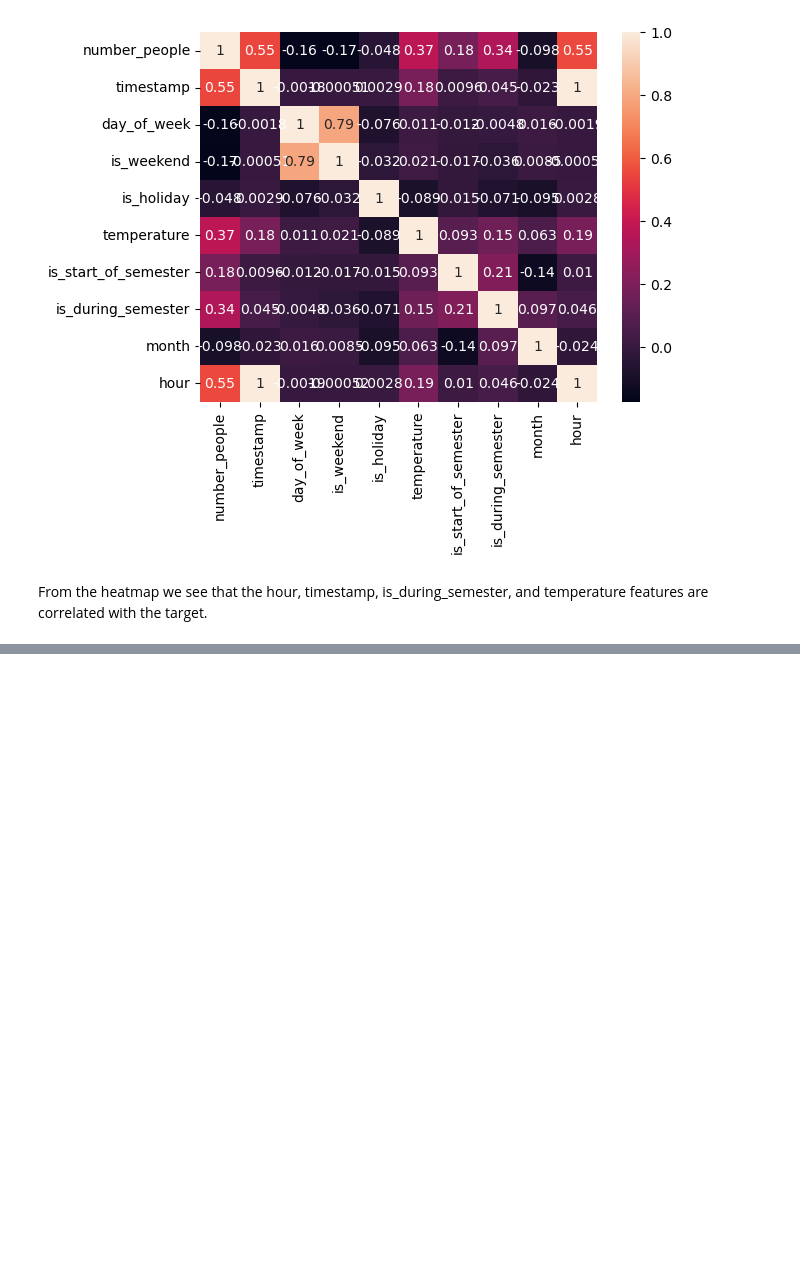
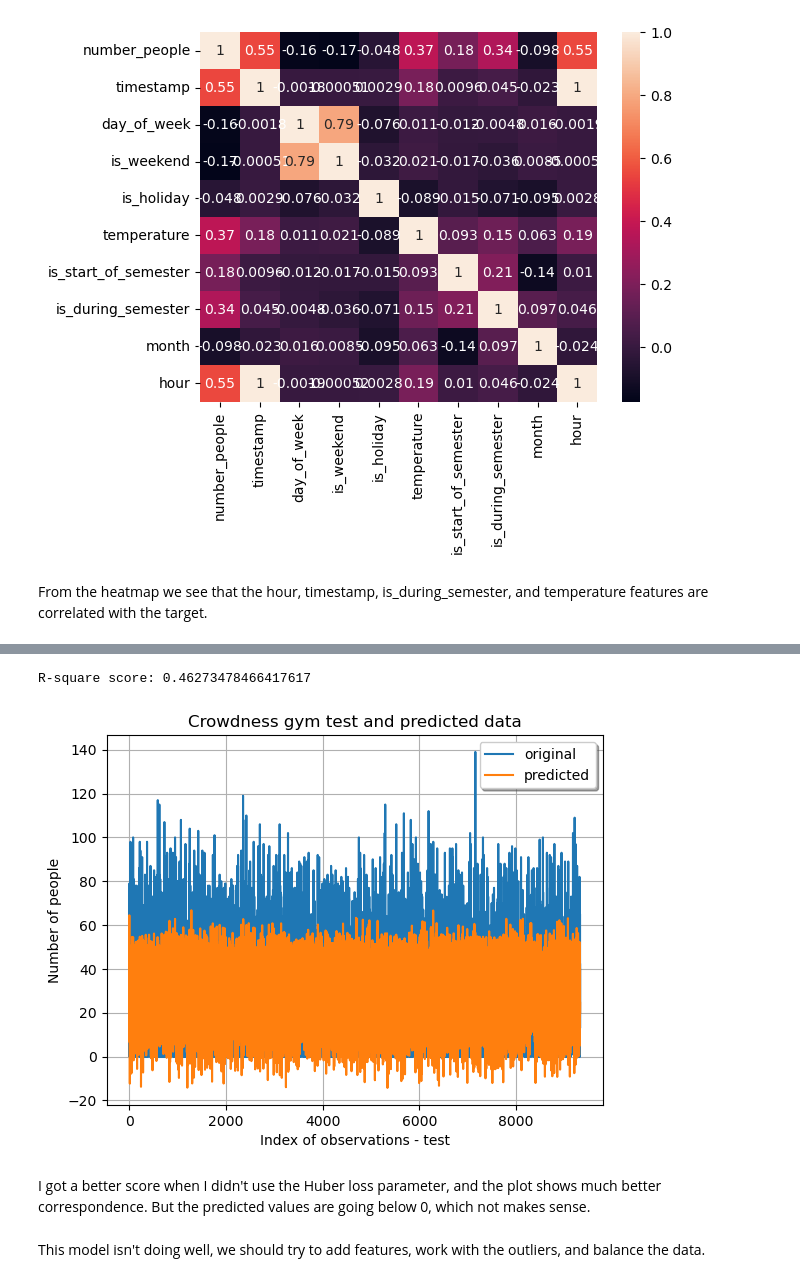
Before and after one commit to ShoshiFinkel/IntegralyticCourse, a Jupyter notebook: data_science/SFinkel_SGD_GP.ipynb, the cells around one changed output, grey strips where cells are left out. Saved outputs shown, nothing was run; the diff lists cells and outputs as text; code cells hidden in the pictures; blank space fills up the shorter version.

```diff
--- a/data_science/SFinkel_SGD_GP.ipynb
+++ b/data_science/SFinkel_SGD_GP.ipynb
@@ -111,0 +199,25 @@ plt.show()
+# %%
+# Tweak the model, don't use the huber loss parameter.
+sgd1 = SGDRegressor()
+sgd1.fit(X_train_scaled, y_train)
+predictions1 = sgd1.predict(X_test_scaled)
+r1 = sgd1.score(X_test_scaled, y_test)
+print("R-square score:",r1)
+# %% [output]
+R-square score: 0.46273478466417617
+# %%
+x_ax  = range(len(y_test))
+plt.plot(x_ax, y_test, label="original")
+plt.plot(x_ax, predictions1, label="predicted")
+plt.title("Crowdness gym test and predicted data")
+plt.xlabel('Index of observations - test')
+plt.ylabel('Number of people')
+plt.legend(loc='best',fancybox=True, shadow=True)
+plt.grid(True)
+plt.show()
+# %% [output]
+[figure, added]
+# %% [markdown]
+I got a better score when I didn't use the Huber loss parameter, and the plot shows much better correspondence. But the predicted values are going below 0, which not makes sense.
+# %% [markdown]
+This model isn't doing well, we should try to add features, work with the outliers, and balance the data.
```
Also changed, not shown: parts of 14 cells of this notebook.
